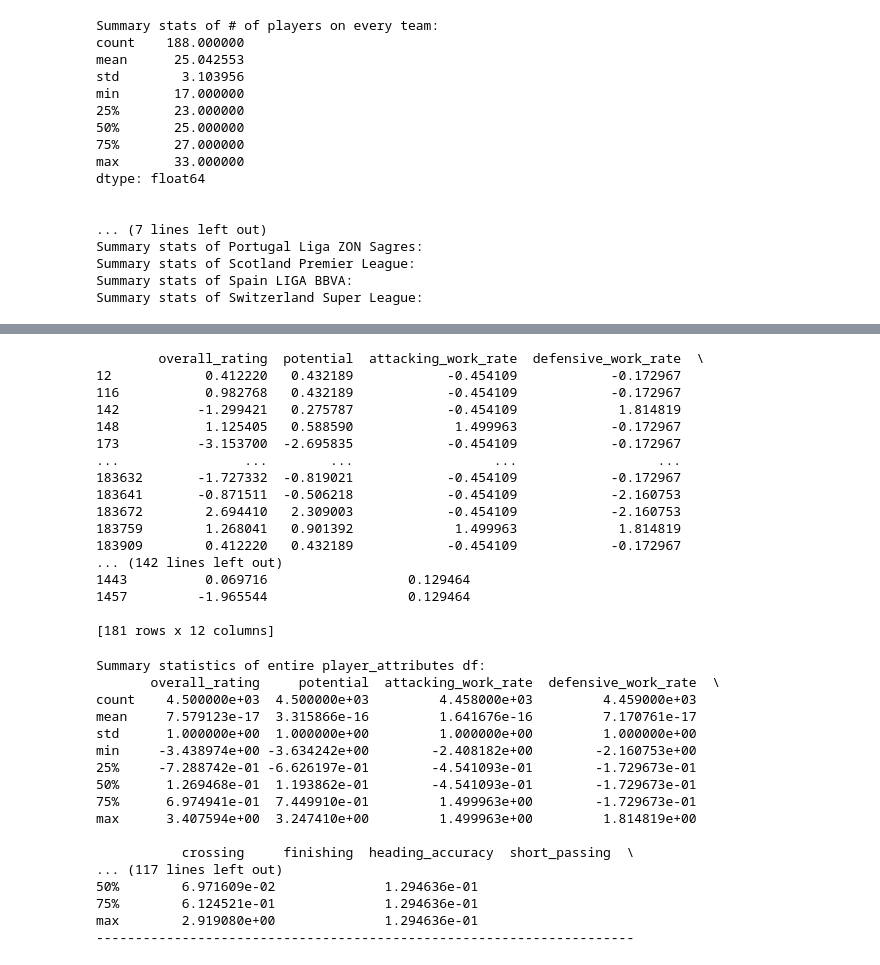
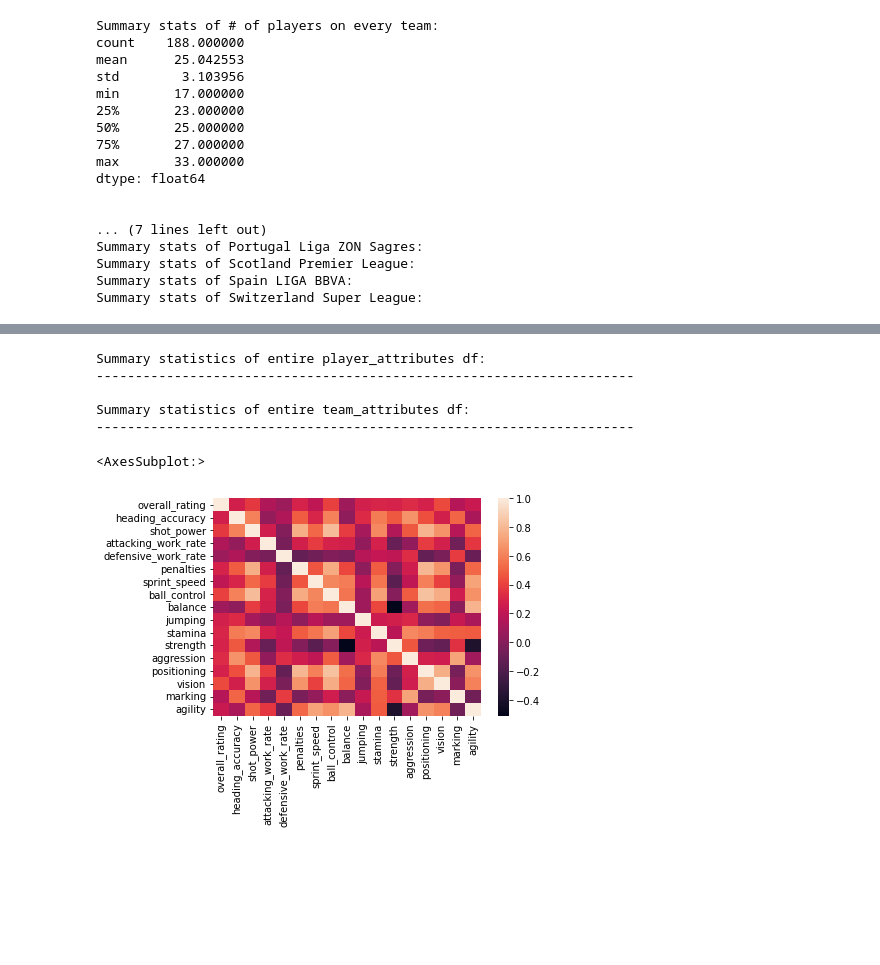
Before and after one commit to Danielpark1239/Spring_2023_IW, a Jupyter notebook: COS398_IW.ipynb, the cells around one changed output, grey strips where cells are left out. Cells and saved outputs as stored; diff of their text form; code cells hidden in the pictures; blank space fills up the shorter version.

Commit message:
Testing feature selection and player vectors

```diff
--- a/COS398_IW.ipynb
+++ b/COS398_IW.ipynb
@@ -264,14 +264,14 @@ player_attributes_df = player_attributes_df[player_attributes_df['player_api_id'
 # %%
 # If data has been prepared, don't run again
 player_work_rate_converted = False
-team_buildup_class_converted = False
-team_chance_class_converted = False
-team_defence_class_converted = False
+# team_buildup_class_converted = False
+# team_chance_class_converted = False
+# team_defence_class_converted = False
 
 player_date_id_dropped = False
 team_date_id_dropped = False
 
-normalised = False
+standardized = False
 # %%
 # Data preparation
 
@@ -316,9 +327,11 @@ if not team_defence_class_converted:
 # %%
-# Basic feature selection: remove cols that aren't numerical features
+# Basic feature selection: remove cols that aren't numerical features or have low variance
 if not player_date_id_dropped:
-  player_attributes_df.drop(columns=['player_api_id', 'date'], inplace=True)
+  player_attributes_df.drop(columns=['date'], inplace=True)
   player_date_id_dropped = True
 
 if not team_date_id_dropped:
-  team_attributes_df.drop(columns=['team_api_id', 'date'], inplace=True)
+  team_attributes_df.drop(columns=[
+    'team_api_id', 'date', 'buildUpPlayPositioningClass', 'chanceCreationPositioningClass', 'defenceDefenderLineClass'
+  ], inplace=True)
   team_date_id_dropped = True
@@ -325,6 +343,10 @@ if not team_date_id_dropped:
 # %%
-# normalisation
-if not normalised:
-  player_attributes_df = (player_attributes_df.copy() - player_attributes_df.mean()) / player_attributes_df.std()
+# standardization (except player_api_id)
+if not standardized:
+  player_attributes_df_labels.remove('date')
+  player_attributes_df_labels.remove('player_api_id')
+  player_attributes_df[player_attributes_df_labels] = player_attributes_df[player_attributes_df_labels].apply(
+      lambda x: (x - x.mean()) / x.std()
+  )
   team_attributes_df = (team_attributes_df.copy() - team_attributes_df.mean()) / team_attributes_df.std()
-  normalised = True
+  standardized = True
@@ -347,51 +375,30 @@ League_df shape: (11, 3)
 Country_df shape: (11, 2)
 # %%
 # Print both dataframes
-print(player_attributes_df)
-print(team_attributes_df)
+# print(player_attributes_df)
+# print(team_attributes_df)
-# %% [output]
-        overall_rating  potential  attacking_work_rate  defensive_work_rate  \
-12            0.412220   0.432189            -0.454109            -0.172967
-116           0.982768   0.432189            -0.454109            -0.172967
-142          -1.299421   0.275787            -0.454109             1.814819
-148           1.125405   0.588590             1.499963            -0.172967
-173          -3.153700  -2.695835            -0.454109            -0.172967
-...                ...        ...                  ...                  ...
-183632       -1.727332  -0.819021            -0.454109            -0.172967
-183641       -0.871511  -0.506218            -0.454109            -2.160753
-183672        2.694410   2.309003            -0.454109            -2.160753
-183759        1.268041   0.901392             1.499963             1.814819
-183909        0.412220   0.432189            -0.454109            -0.172967
-... (142 lines left out)
-1443          0.069716                  0.129464
-1457         -1.965544                  0.129464
-
-[181 rows x 12 columns]
 # %%
 # Distribution of player features over entire player_attributes df
 print("Summary statistics of entire player_attributes df:")
-print(player_attributes_df.describe())
+# print(player_attributes_df.describe())
 print("---------------------------------------------------------------------\n")
 
 # Distribution of team features over entire team_attributes df
 print("Summary statistics of entire team_attributes df:")
-print(team_attributes_df.describe())
+# print(team_attributes_df.describe())
 print("---------------------------------------------------------------------\n")
 # %% [output]
 Summary statistics of entire player_attributes df:
-       overall_rating     potential  attacking_work_rate  defensive_work_rate  \
-count    4.500000e+03  4.500000e+03         4.458000e+03         4.459000e+03
-mean     7.579123e-17  3.315866e-16         1.641676e-16         7.170761e-17
-std      1.000000e+00  1.000000e+00         1.000000e+00         1.000000e+00
-min     -3.438974e+00 -3.634242e+00        -2.408182e+00        -2.160753e+00
-25%     -7.288742e-01 -6.626197e-01        -4.541093e-01        -1.729673e-01
-50%      1.269468e-01  1.193862e-01        -4.541093e-01        -1.729673e-01
-75%      6.974941e-01  7.449910e-01         1.499963e+00        -1.729673e-01
-max      3.407594e+00  3.247410e+00         1.499963e+00         1.814819e+00
+---------------------------------------------------------------------
 
-           crossing     finishing  heading_accuracy  short_passing  \
-... (117 lines left out)
-50%        6.971609e-02              1.294636e-01
-75%        6.124521e-01              1.294636e-01
-max        2.919080e+00              1.294636e-01
+Summary statistics of entire team_attributes df:
 ---------------------------------------------------------------------
+# %%
+# Heatmap on player attributes
+sns.heatmap(player_attributes_df[[
+    'overall_rating', 'heading_accuracy', 'shot_power', 'attacking_work_rate', 'defensive_work_rate', 'penalties',
+    'sprint_speed', 'ball_control', 'balance', 'jumping', 'stamina', 'strength',
+  'aggression', 'positioning', 'vision', 'marking', 'agility']].corr())
+# %% [output]
+<AxesSubplot:>
+[figure, added]
```
Also changed, not shown: parts of 14 cells of this notebook.
